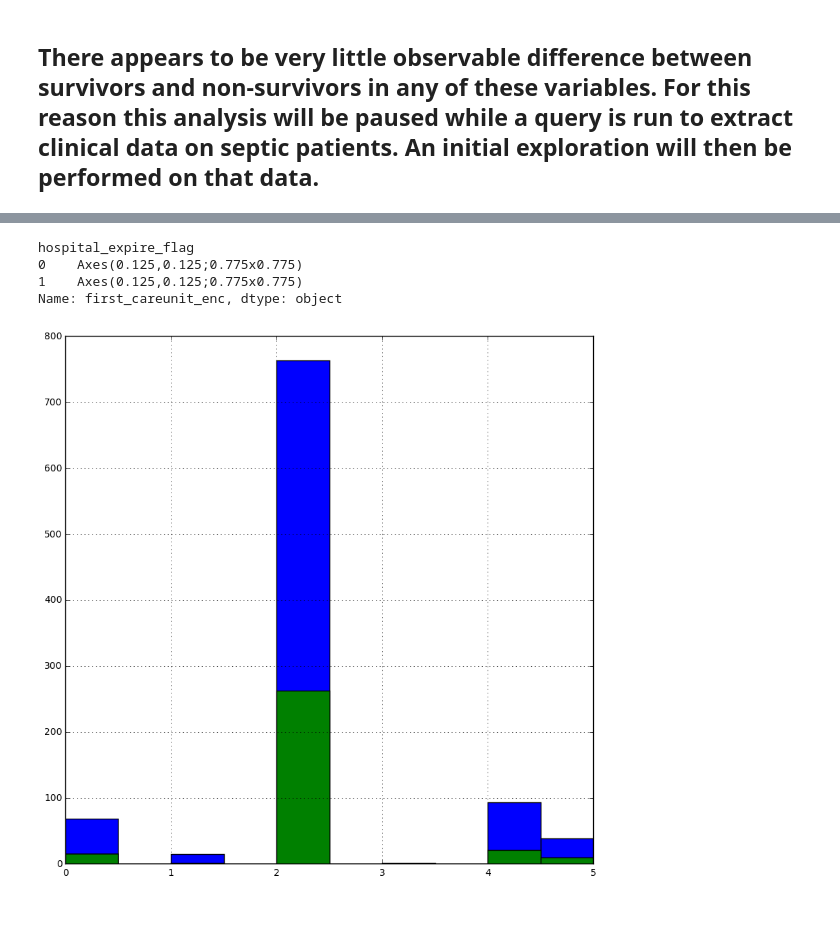
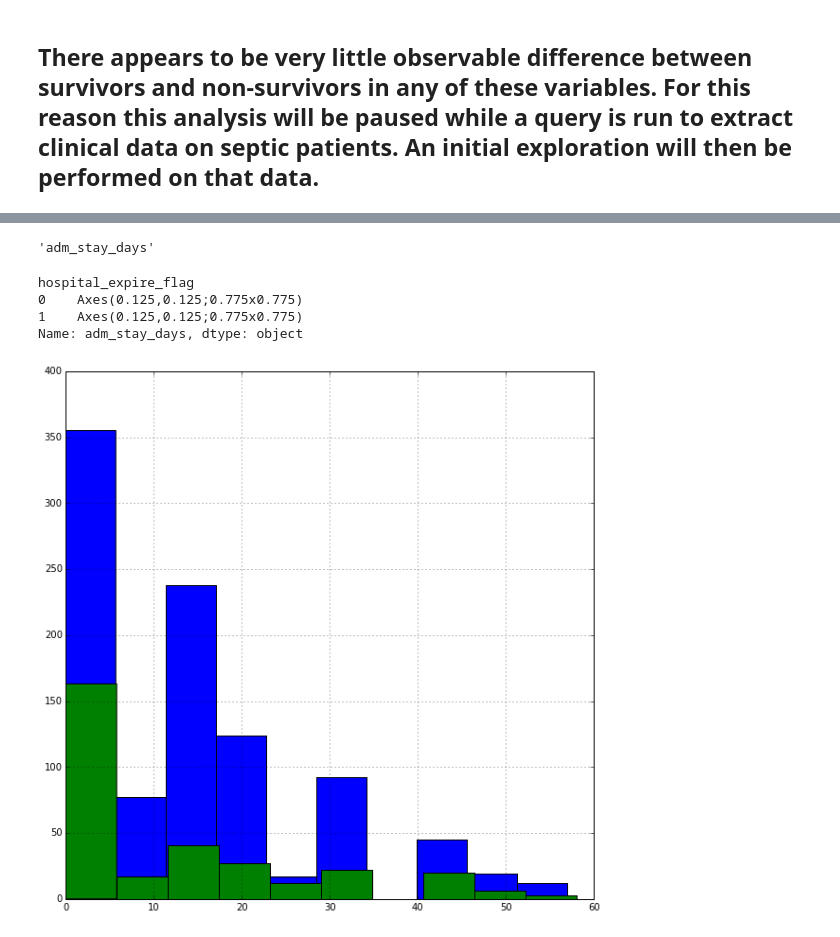
Before and after one commit to RJBeetel3/mimic3_analysis, a Jupyter notebook: SEPSIS_PATIENT_DEMOGRAPHICS.ipynb, the cells around one changed output, grey strips where cells are left out. Cells and saved outputs as stored; diff of their text form; code cells hidden in the pictures.

```diff
--- a/SEPSIS_PATIENT_DEMOGRAPHICS.ipynb
+++ b/SEPSIS_PATIENT_DEMOGRAPHICS.ipynb
@@ -333,3 +494,4 @@ for item in cat_vars:
 # %%
+ptnt_demog2 = ptnt_demog2[cols]
 ptnt_demog2.head()
 # %% [output]
@@ -390,0 +523,5 @@ Index([u'admittime', u'hospital_expire_flag', u'age', u'adm_stay_days',
+# %%
+ptnt_demog2.drop('admittime', axis=1, inplace = True)
+# %%
+cols=list(ptnt_demog2.columns[1:])
+cols
@@ -391,8 +546,13 @@ Index([u'admittime', u'hospital_expire_flag', u'age', u'adm_stay_days',
+# %%
+monkey = cols[2]
+monkey
+# %% [output]
+'adm_stay_days'
 # %%
-ptnt_demog2.groupby('hospital_expire_flag').first_careunit_enc.hist(alpha = 0.3, figsize = (10, 10))
+ptnt_demog2.groupby('hospital_expire_flag')[monkey].hist(alpha = 0.3, figsize = (10, 10))
 # %% [output]
 hospital_expire_flag
 0    Axes(0.125,0.125;0.775x0.775)
 1    Axes(0.125,0.125;0.775x0.775)
-Name: first_careunit_enc, dtype: object
+Name: adm_stay_days, dtype: object
-[figure, old version]
+[figure, new version]
```
Also changed, not shown: parts of 36 cells of this notebook, 2 other files.
